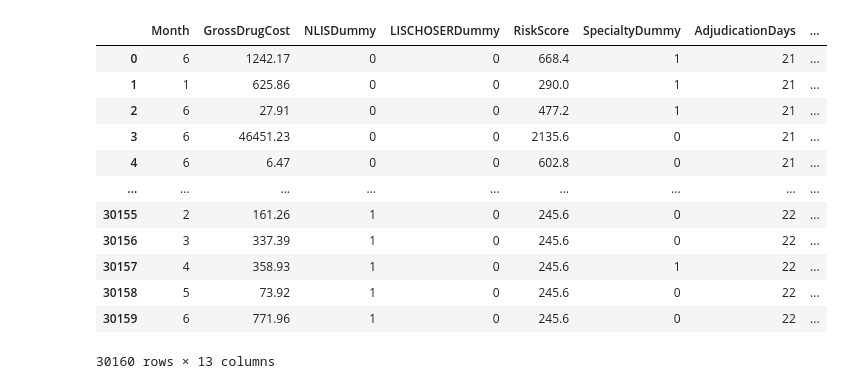
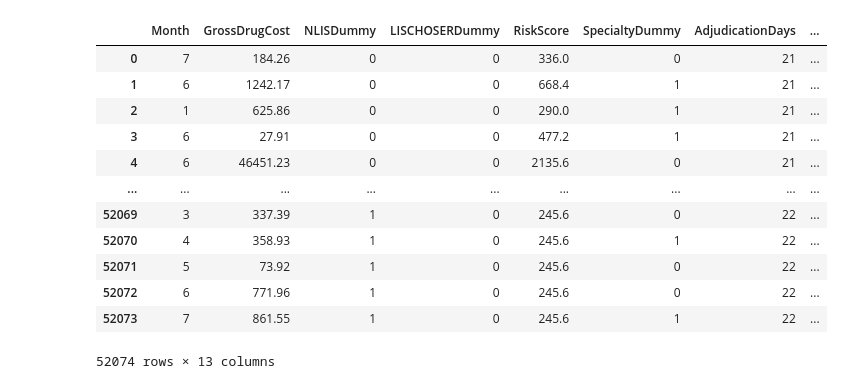
Before and after one commit to nilsmart96/fs-spm-assignments, a Jupyter notebook: Prediction_champion-Timp_Health_II- Group_Pre-Assignment/assignment_timp-health-II.ipynb, the cells around one changed output. Cells and saved outputs as stored; diff of their text form; code cells hidden in the pictures.

Commit message:
pushing notebook for timp-health-2

```diff
--- a/Prediction_champion-Timp_Health_II- Group_Pre-Assignment/assignment_timp-health-II.ipynb
+++ b/Prediction_champion-Timp_Health_II- Group_Pre-Assignment/assignment_timp-health-II.ipynb
@@ -10,19 +22,20 @@ import statsmodels.api as sm
 # %%
 # Import of the data and removal of non-relevent columns
-df=pd.read_csv('Timp_Health_PartI_data-1.txt',delimiter='\t')
+data_url = 'https://github.com/nilsmart96/fs-spm-assignments/blob/main/Prediction_champion-Timp_Health_II-%20Group_Pre-Assignment/Timp_Health_data%20-%20including%20month%207-1.txt?raw=true'
+df = pd.read_csv(data_url, delimiter='\t')
 df.drop(['RecordID','MemberID'],axis=1,inplace=True)
 df
 # %% [output]
 |  | Month | GrossDrugCost | NLISDummy | LISCHOSERDummy | RiskScore | SpecialtyDummy | AdjudicationDays | ... |
-| 0 | 6 | 1242.17 | 0 | 0 | 668.4 | 1 | 21 | ... |
-| 1 | 1 | 625.86 | 0 | 0 | 290.0 | 1 | 21 | ... |
-| 2 | 6 | 27.91 | 0 | 0 | 477.2 | 1 | 21 | ... |
-| 3 | 6 | 46451.23 | 0 | 0 | 2135.6 | 0 | 21 | ... |
-| 4 | 6 | 6.47 | 0 | 0 | 602.8 | 0 | 21 | ... |
+| 0 | 7 | 184.26 | 0 | 0 | 336.0 | 0 | 21 | ... |
+| 1 | 6 | 1242.17 | 0 | 0 | 668.4 | 1 | 21 | ... |
+| 2 | 1 | 625.86 | 0 | 0 | 290.0 | 1 | 21 | ... |
+| 3 | 6 | 27.91 | 0 | 0 | 477.2 | 1 | 21 | ... |
+| 4 | 6 | 46451.23 | 0 | 0 | 2135.6 | 0 | 21 | ... |
 | ... | ... | ... | ... | ... | ... | ... | ... | ... |
-| 30155 | 2 | 161.26 | 1 | 0 | 245.6 | 0 | 22 | ... |
-| 30156 | 3 | 337.39 | 1 | 0 | 245.6 | 0 | 22 | ... |
-| 30157 | 4 | 358.93 | 1 | 0 | 245.6 | 1 | 22 | ... |
-| 30158 | 5 | 73.92 | 1 | 0 | 245.6 | 0 | 22 | ... |
-| 30159 | 6 | 771.96 | 1 | 0 | 245.6 | 0 | 22 | ... |
+| 52069 | 3 | 337.39 | 1 | 0 | 245.6 | 0 | 22 | ... |
+| 52070 | 4 | 358.93 | 1 | 0 | 245.6 | 1 | 22 | ... |
+| 52071 | 5 | 73.92 | 1 | 0 | 245.6 | 0 | 22 | ... |
+| 52072 | 6 | 771.96 | 1 | 0 | 245.6 | 0 | 22 | ... |
+| 52073 | 7 | 861.55 | 1 | 0 | 245.6 | 1 | 22 | ... |
-30160 rows × 13 columns
+52074 rows × 13 columns
```
Also changed, not shown: parts of 12 cells of this notebook.
